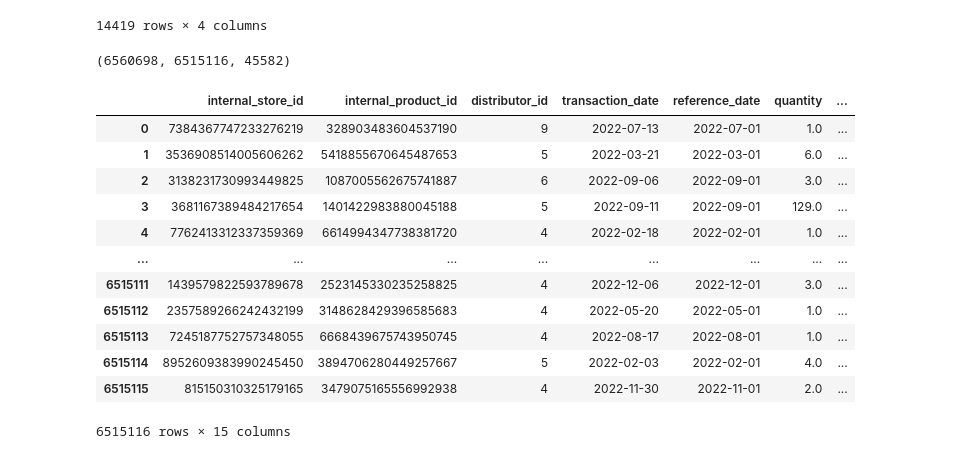
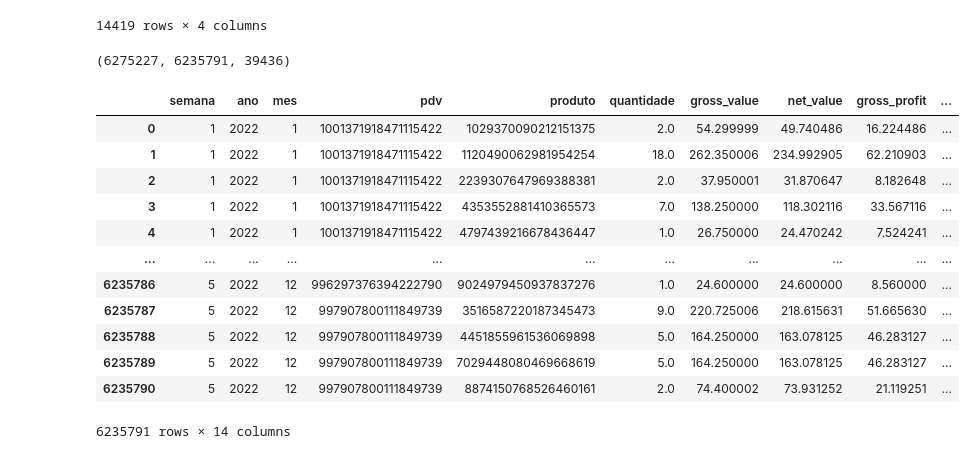
Before and after one commit to VictorBauler/Hackathon_Big_Data_2025, a Jupyter notebook: notebooks/eda.ipynb, the cells around one changed output. Cells and saved outputs as stored; diff of their text form; code cells hidden in the pictures.

Commit message:
Include columns 'mes', 'ano' and 'semana' on full_df, with associated metrics summed.

```diff
--- a/notebooks/eda.ipynb
+++ b/notebooks/eda.ipynb
@@ -253,6 +253,13 @@ No caso do csv, utilize “;” como caractere separador (exemplo: 1;1023;123;12
 # %% [markdown]
 ## Organizar dados para obter Y
 # %%
+df_transacoes["mes"] = pd.to_datetime(df_transacoes["transaction_date"]).dt.month
+df_transacoes["ano"] = pd.to_datetime(df_transacoes["transaction_date"]).dt.year
+
+# Criar a coluna que define a semana em um dado mês do ano: semana 1 = dias 1-7, semana 2 = dias 8-14, semana 3 = dias 15-21, semana 4 = dias 22-28, semana 5 = dias 29-31
 df_transacoes["semana"] = (
-    (pd.to_datetime(df_transacoes["transaction_date"]).dt.dayofyear - 1) // 7
+    (pd.to_datetime(df_transacoes["transaction_date"]).dt.day - 1) // 7
 ) + 1
+#df_transacoes["semana"] = (
+#    (pd.to_datetime(df_transacoes["transaction_date"]).dt.dayofyear - 1) // 7
+#) + 1
@@ -287,8 +304,15 @@ semana  transaction_date
 Name: count, dtype: int64
 # %%
+# Ao agrupar, manter as colunas mes e ano
 df_transacoes_grouped = (
-    df_transacoes.groupby(["semana", "internal_store_id", "internal_product_id"])
-    .agg({"quantity": "sum"})
+    df_transacoes.groupby(["semana","ano", "mes", "internal_store_id", "internal_product_id"]) # Excluí o distributor_id do agrupamento, assumindo que não será necessário em nossa análise
+    .agg({"quantity": "sum",
+    "gross_value": "sum",
+    "net_value": "sum",
+    "gross_profit": "sum",
+    "discount": "sum",
+    "taxes": "sum",
+})
     .reset_index()
 )
 df_transacoes_grouped = df_transacoes_grouped.rename(
@@ -298,3 +322,6 @@ df_transacoes_grouped = df_transacoes_grouped.rename(
         "quantity": "quantidade",
     }
 )
+
+# Find rows that contain equal pdv and produto with same semana
+(df_transacoes.groupby(["semana","mes", "ano", "internal_store_id", "internal_product_id"]).semana.value_counts() > 1).sum() # Cerca 278k casos em que, para um dado PDV+produto, foi vendido mais de uma vez na mesma semana
@@ -371,28 +396,28 @@ df_cadastro_pdv
 | 14418 | 8795399024619655297 | On Premise | Bar | 80205 |
 14419 rows × 4 columns
 # %%
-rows_before_merge = df_transacoes.shape[0]
-df_transacoes = df_transacoes.merge(
-    df_cadastro_pdv, left_on="internal_store_id", right_on="pdv", how="inner",
+rows_before_merge = df_transacoes_grouped.shape[0]
+df_transacoes_grouped = df_transacoes_grouped.merge(
+    df_cadastro_pdv, left_on="pdv", right_on="pdv", how="inner",
 )
-rows_after_merge = df_transacoes.shape[0]
-rows_before_merge, rows_after_merge, rows_before_merge - rows_after_merge # Cerca de 45k linhas são perdidas no merge ao usar "inner", indicando que há certos PDV_ids não presentes no dataframe de cadastro de PDVs.
+rows_after_merge = df_transacoes_grouped.shape[0]
+rows_before_merge, rows_after_merge, rows_before_merge - rows_after_merge # Cerca de 39k linhas são perdidas no merge ao usar "inner", indicando que há certos PDV_ids não presentes no dataframe de cadastro de PDVs.
 # %% [output]
-(6560698, 6515116, 45582)
+(6275227, 6235791, 39436)
 # %%
-df_transacoes
+df_transacoes_grouped
 # %% [output]
-|  | internal_store_id | internal_product_id | distributor_id | transaction_date | reference_date | quantity | ... |
-| 0 | 7384367747233276219 | 328903483604537190 | 9 | 2022-07-13 | 2022-07-01 | 1.0 | ... |
-| 1 | 3536908514005606262 | 5418855670645487653 | 5 | 2022-03-21 | 2022-03-01 | 6.0 | ... |
-| 2 | 3138231730993449825 | 1087005562675741887 | 6 | 2022-09-06 | 2022-09-01 | 3.0 | ... |
-| 3 | 3681167389484217654 | 1401422983880045188 | 5 | 2022-09-11 | 2022-09-01 | 129.0 | ... |
-| 4 | 7762413312337359369 | 6614994347738381720 | 4 | 2022-02-18 | 2022-02-01 | 1.0 | ... |
-| ... | ... | ... | ... | ... | ... | ... | ... |
-| 6515111 | 1439579822593789678 | 2523145330235258825 | 4 | 2022-12-06 | 2022-12-01 | 3.0 | ... |
-| 6515112 | 2357589266242432199 | 3148628429396585683 | 4 | 2022-05-20 | 2022-05-01 | 1.0 | ... |
-| 6515113 | 7245187752757348055 | 6668439675743950745 | 4 | 2022-08-17 | 2022-08-01 | 1.0 | ... |
-| 6515114 | 8952609383990245450 | 3894706280449257667 | 5 | 2022-02-03 | 2022-02-01 | 4.0 | ... |
-| 6515115 | 815150310325179165 | 3479075165556992938 | 4 | 2022-11-30 | 2022-11-01 | 2.0 | ... |
+|  | semana | ano | mes | pdv | produto | quantidade | gross_value | net_value | gross_profit | ... |
+| 0 | 1 | 2022 | 1 | 1001371918471115422 | 1029370090212151375 | 2.0 | 54.299999 | 49.740486 | 16.224486 | ... |
+| 1 | 1 | 2022 | 1 | 1001371918471115422 | 1120490062981954254 | 18.0 | 262.350006 | 234.992905 | 62.210903 | ... |
+| 2 | 1 | 2022 | 1 | 1001371918471115422 | 2239307647969388381 | 2.0 | 37.950001 | 31.870647 | 8.182648 | ... |
+| 3 | 1 | 2022 | 1 | 1001371918471115422 | 4353552881410365573 | 7.0 | 138.250000 | 118.302116 | 33.567116 | ... |
+| 4 | 1 | 2022 | 1 | 1001371918471115422 | 4797439216678436447 | 1.0 | 26.750000 | 24.470242 | 7.524241 | ... |
+| ... | ... | ... | ... | ... | ... | ... | ... | ... | ... | ... |
+| 6235786 | 5 | 2022 | 12 | 996297376394222790 | 9024979450937837276 | 1.0 | 24.600000 | 24.600000 | 8.560000 | ... |
+| 6235787 | 5 | 2022 | 12 | 997907800111849739 | 3516587220187345473 | 9.0 | 220.725006 | 218.615631 | 51.665630 | ... |
+| 6235788 | 5 | 2022 | 12 | 997907800111849739 | 4451855961536069898 | 5.0 | 164.250000 | 163.078125 | 46.283127 | ... |
+| 6235789 | 5 | 2022 | 12 | 997907800111849739 | 7029448080469668619 | 5.0 | 164.250000 | 163.078125 | 46.283127 | ... |
+| 6235790 | 5 | 2022 | 12 | 997907800111849739 | 8874150768526460161 | 2.0 | 74.400002 | 73.931252 | 21.119251 | ... |
-6515116 rows × 15 columns
+6235791 rows × 14 columns
 # %%
```
Also changed, not shown: parts of 14 cells of this notebook.
